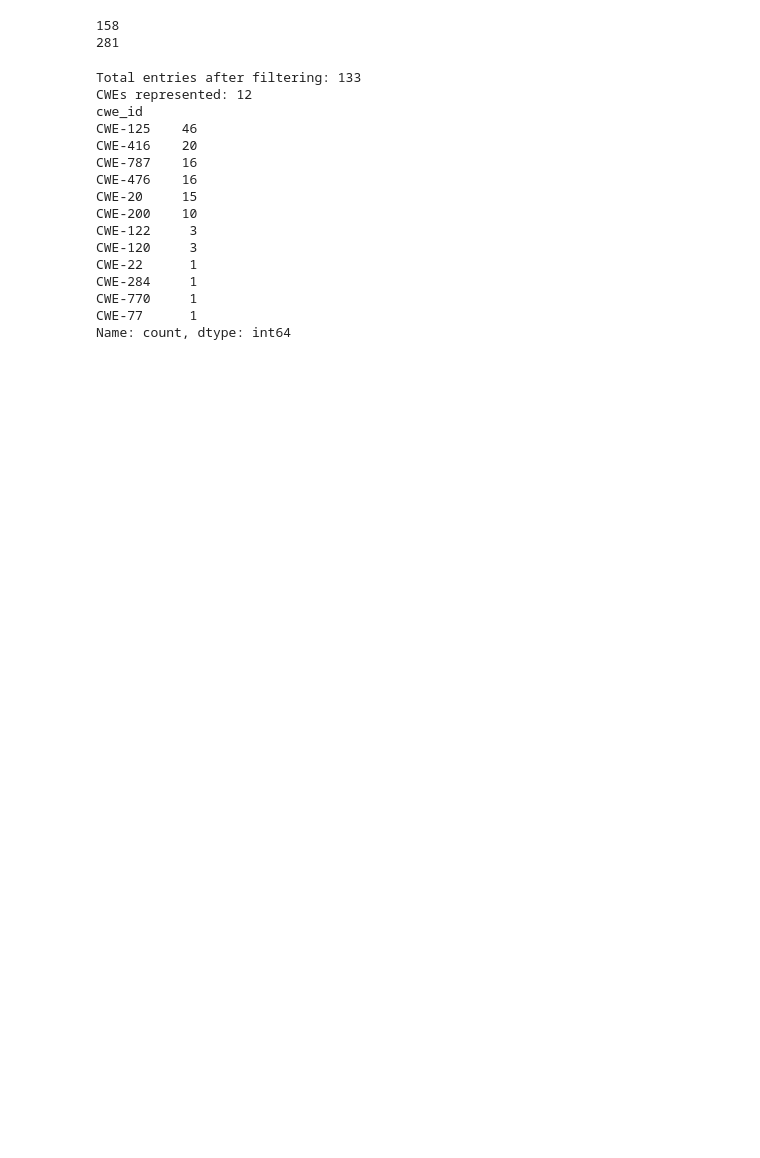
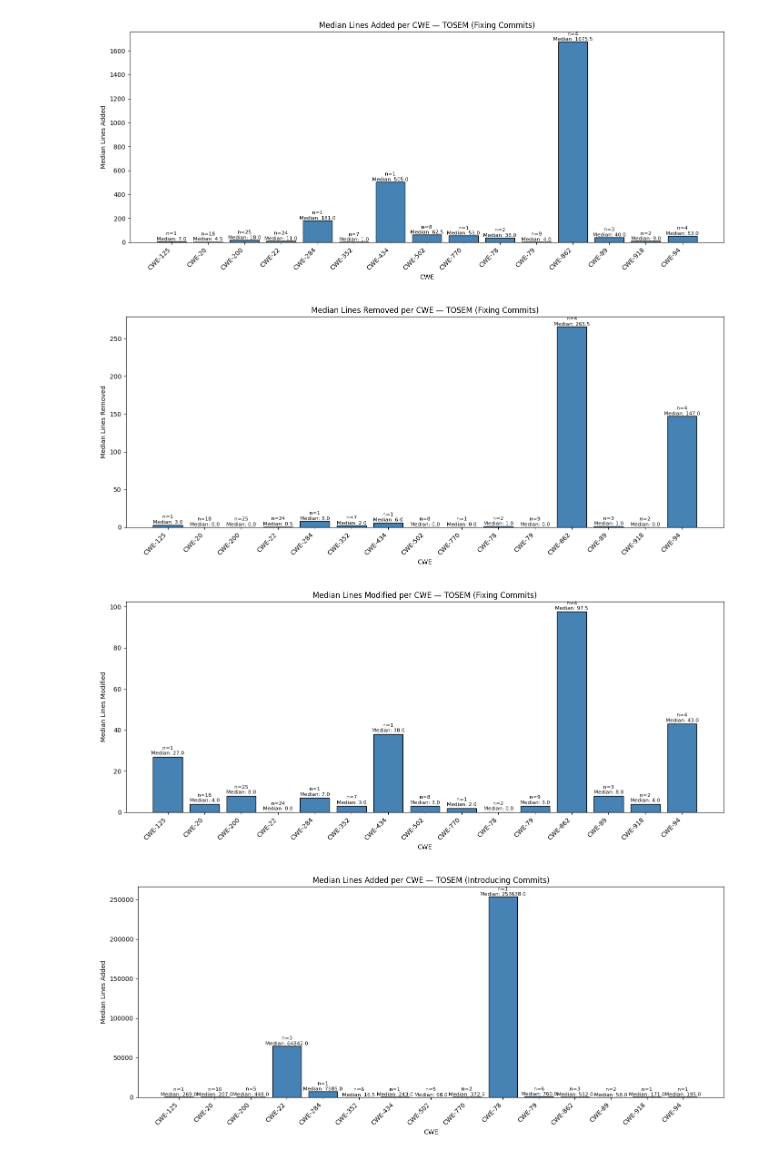
Before and after one commit to zaryanz/churn-bugs-vulns, a Jupyter notebook: notebooks/cwe_analysis.ipynb, the cells around one changed output. Saved outputs shown, nothing was run; the diff lists cells and outputs as text; code cells hidden in the pictures; blank space fills up the shorter version.

Commit message:
feat: basic plotting of CWE analysis

```diff
--- a/notebooks/cwe_analysis.ipynb
+++ b/notebooks/cwe_analysis.ipynb
@@ -1,6 +1,11 @@
 # %%
 import json
+import sys
+import os
+
 import pandas as pd
+
+sys.path.append(os.path.abspath(".."))
 
 # import top 25 CWEs
 with open("../data/raw/top_25_cwe_data.json", "r", encoding="utf-8") as f:
@@ -27,13 +32,7 @@ df_cwe_map = pd.DataFrame(rows)
 df_tosem = pd.read_csv("../data/intermediate/churn_tosem.csv")
 df_tosem = df_tosem.merge(df_cwe_map, on="commit_id", how="left")
 
-df_top25 = df_tosem[df_tosem["cwe"].isin(TOP_25_CWES)]
-
-print(len(df_top25))
-print(len(df_tosem))
+df_tosem_filtered = df_tosem[df_tosem["cwe"].isin(TOP_25_CWES)]
-# %% [output]
-158
-281
 # %%
 import pandas as pd
 
@@ -49,24 +48,19 @@ df_icvul = df_icvul.merge(commit_to_cwe, on="commit_id", how="left")
 
 # Filter to top 25
 df_icvul_filtered = df_icvul[df_icvul["cwe_id"].isin(TOP_25_CWES)]
-
-print(f"Total entries after filtering: {len(df_icvul_filtered)}")
-print(f"CWEs represented: {df_icvul_filtered['cwe_id'].nunique()}")
-print(df_icvul_filtered["cwe_id"].value_counts())
+df_icvul_filtered = df_icvul_filtered.rename(columns={"cwe_id": "cwe"})
-# %% [output]
-Total entries after filtering: 133
-CWEs represented: 12
-cwe_id
-CWE-125    46
-CWE-416    20
-CWE-787    16
-CWE-476    16
-CWE-20     15
-CWE-200    10
-CWE-122     3
-CWE-120     3
-CWE-22      1
-CWE-284     1
-CWE-770     1
-CWE-77      1
-Name: count, dtype: int64
+# %%
+from utils.plot import plot_cwe_median
+
+# TOSEM
+plot_cwe_median(df_tosem_filtered, "TOSEM", "VFC")
+plot_cwe_median(df_tosem_filtered, "TOSEM", "VIC")
+
+# ICVul
+plot_cwe_median(df_icvul_filtered, "ICVul", "VFC")
+plot_cwe_median(df_icvul_filtered, "ICVul", "VIC")
+# %% [output]
+[figure, added]
+[figure, added]
+[figure, added]
+[figure, added]
```
Also changed, not shown: parts of 1 cell of this notebook, 1 other file.
